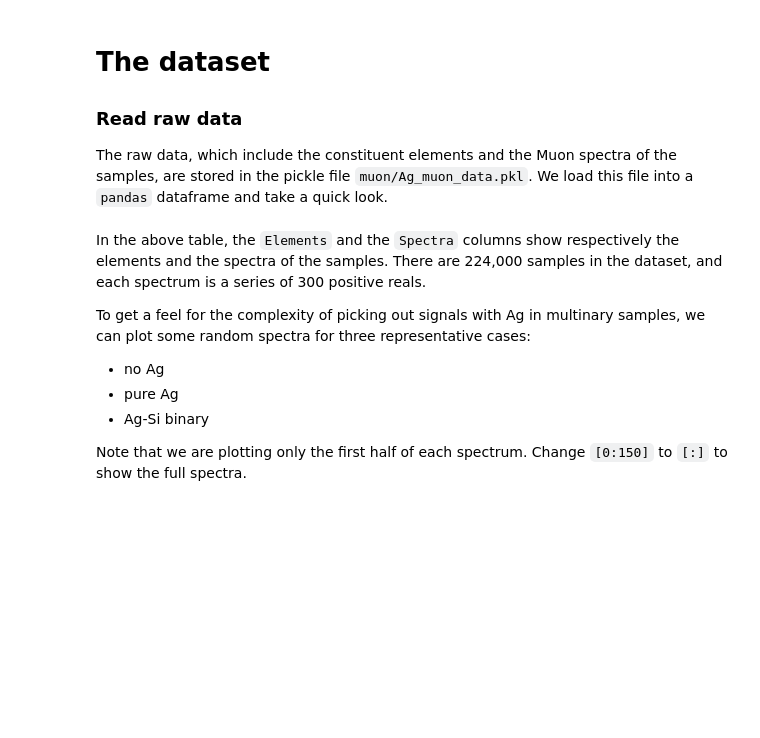
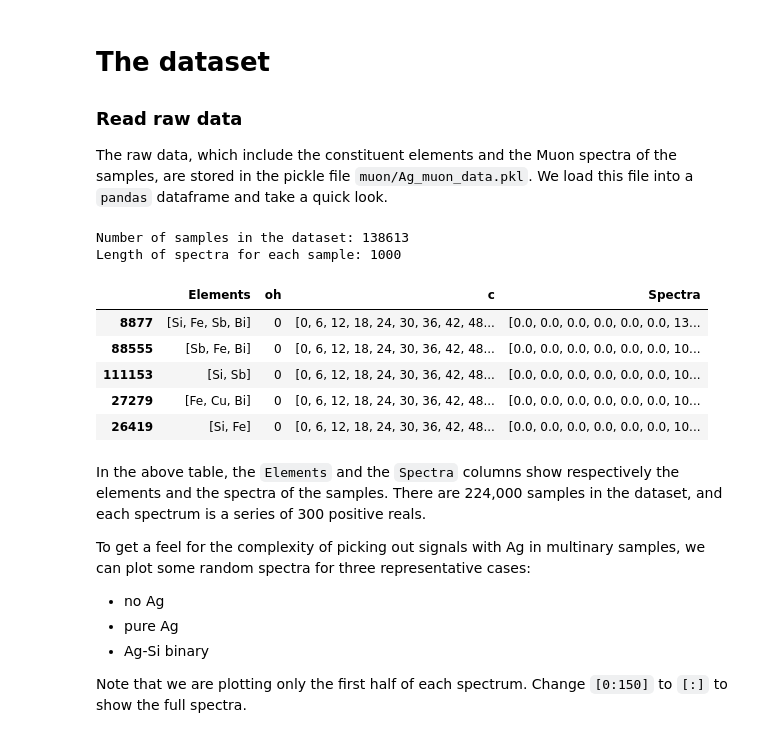
Before and after one commit to stfc-sciml/sciml-workshop, a Jupyter notebook: course_2.0/03_DNN_practical.ipynb, the cells around one changed output. Saved outputs shown, nothing was run; the diff lists cells and outputs as text; code cells hidden in the pictures; blank space fills up the shorter version.

```diff
--- a/course_2.0/03_DNN_practical.ipynb
+++ b/course_2.0/03_DNN_practical.ipynb
@@ -84,14 +89,22 @@ gcsfuse --implicit-dirs --limit-bytes-per-sec -1 --limit-ops-per-sec -1 $4 $2
 The raw data, which include the constituent elements and the Muon spectra of the samples, are stored in the pickle file `muon/Ag_muon_data.pkl`. We load this file into a `pandas` dataframe and take a quick look.
 # %%
 # read data
-df = pd.read_pickle(data_path + '/muon/Ag_muon_data.pkl')
-
-# print dimensions
+df = pd.read_pickle(data_path + 'ag-muon-data-tight.pkl')
+#print dimensions
 print('Number of samples in the dataset: %d' % len(df['Spectra']))
 print('Length of spectra for each sample: %d' % len(df['Spectra'][0]))
 
 # print the first few data
 df.head(n=5)
+# %% [output]
+Number of samples in the dataset: 138613
+Length of spectra for each sample: 1000
+|  | Elements | oh | c | Spectra |
+| 8877 | [Si, Fe, Sb, Bi] | 0 | [0, 6, 12, 18, 24, 30, 36, 42, 48... | [0.0, 0.0, 0.0, 0.0, 0.0, 0.0, 13... |
+| 88555 | [Sb, Fe, Bi] | 0 | [0, 6, 12, 18, 24, 30, 36, 42, 48... | [0.0, 0.0, 0.0, 0.0, 0.0, 0.0, 10... |
+| 111153 | [Si, Sb] | 0 | [0, 6, 12, 18, 24, 30, 36, 42, 48... | [0.0, 0.0, 0.0, 0.0, 0.0, 0.0, 10... |
+| 27279 | [Fe, Cu, Bi] | 0 | [0, 6, 12, 18, 24, 30, 36, 42, 48... | [0.0, 0.0, 0.0, 0.0, 0.0, 0.0, 10... |
+| 26419 | [Si, Fe] | 0 | [0, 6, 12, 18, 24, 30, 36, 42, 48... | [0.0, 0.0, 0.0, 0.0, 0.0, 0.0, 10... |
 # %% [markdown]
 In the above table, the `Elements` and the `Spectra` columns show respectively the elements and the spectra of the samples. There are 224,000 samples in the dataset, and each spectrum is a series of 300 positive reals.
 
```
Also changed, not shown: parts of 27 cells of this notebook, 10 other files.
